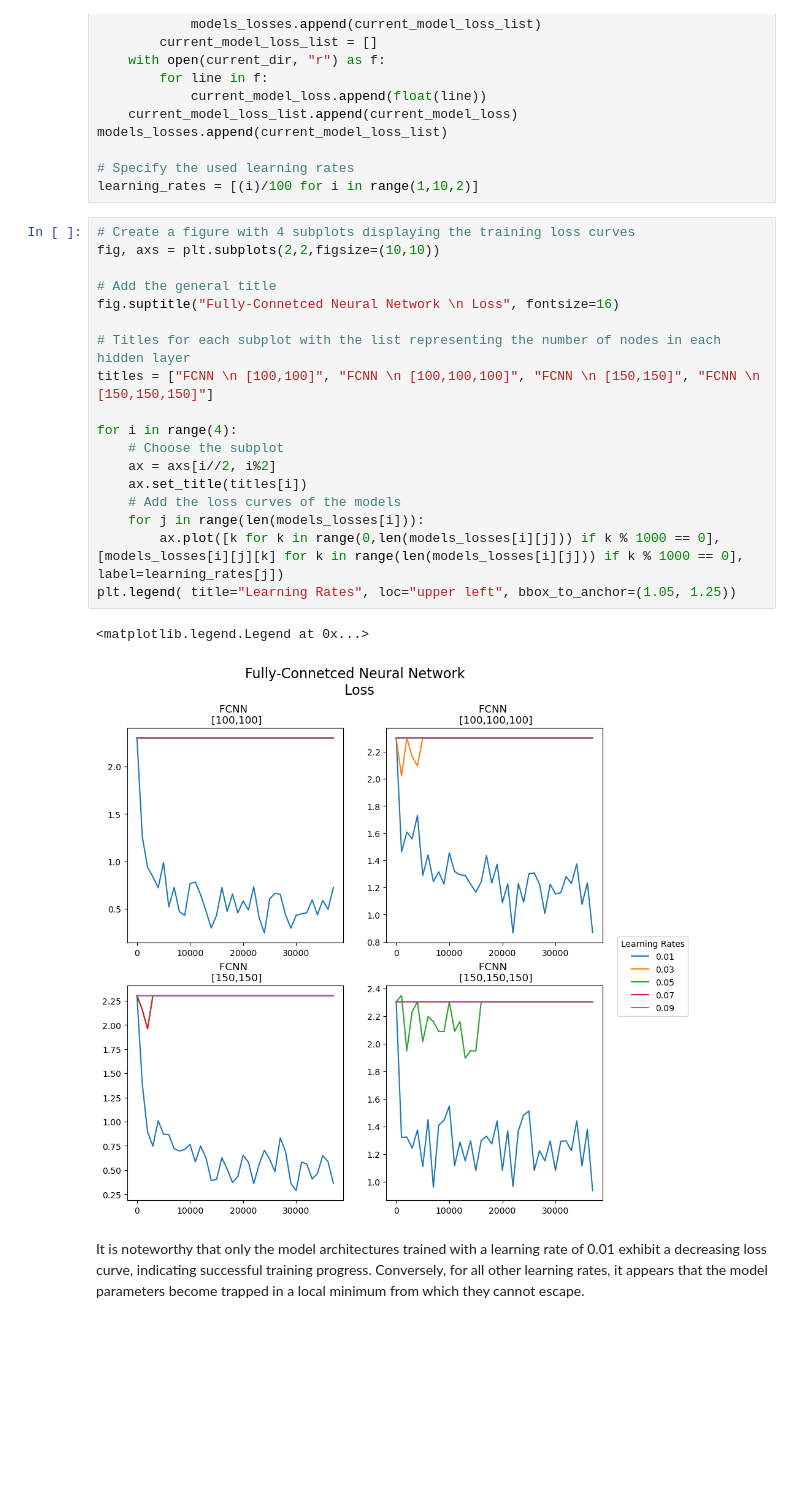
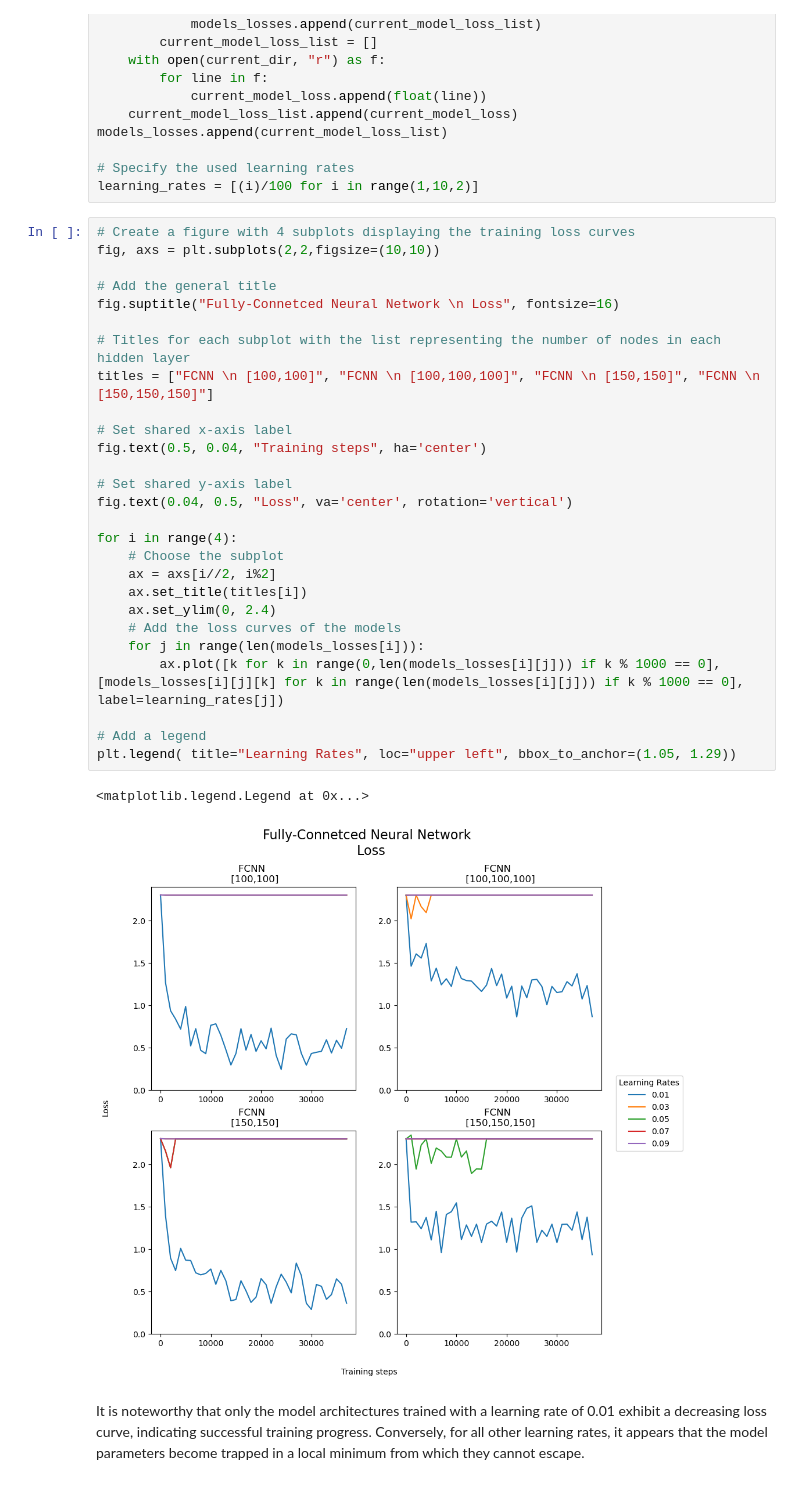
Before and after one commit to AXSTR8/Introduction-Neural-Networks, a Jupyter notebook: Introduction.ipynb, the cells around one changed output. Cells and saved outputs as stored; diff of their text form; blank space fills up the shorter version.

```diff
--- a/Introduction.ipynb
+++ b/Introduction.ipynb
@@ -100,24 +100,33 @@ learning_rates = [(i)/100 for i in range(1,10,2)]
 # %%
 # Create a figure with 4 subplots displaying the training loss curves
 fig, axs = plt.subplots(2,2,figsize=(10,10))
 
 # Add the general title
 fig.suptitle("Fully-Connetced Neural Network \n Loss", fontsize=16)
 
 # Titles for each subplot with the list representing the number of nodes in each hidden layer
 titles = ["FCNN \n [100,100]", "FCNN \n [100,100,100]", "FCNN \n [150,150]", "FCNN \n [150,150,150]"]
 
+# Set shared x-axis label
+fig.text(0.5, 0.04, "Training steps", ha='center')
+
+# Set shared y-axis label
+fig.text(0.04, 0.5, "Loss", va='center', rotation='vertical')
+
 for i in range(4):
     # Choose the subplot
     ax = axs[i//2, i%2]
     ax.set_title(titles[i])
+    ax.set_ylim(0, 2.4)
     # Add the loss curves of the models
     for j in range(len(models_losses[i])):
         ax.plot([k for k in range(0,len(models_losses[i][j])) if k % 1000 == 0], [models_losses[i][j][k] for k in range(len(models_losses[i][j])) if k % 1000 == 0],  label=learning_rates[j])
-plt.legend( title="Learning Rates", loc="upper left", bbox_to_anchor=(1.05, 1.25))
+
+# Add a legend
+plt.legend( title="Learning Rates", loc="upper left", bbox_to_anchor=(1.05, 1.29))
 # %% [output]
 <matplotlib.legend.Legend at 0x...>
-[figure, old version]
+[figure, new version]
 # %% [markdown]
 It is noteworthy that only the model architectures trained with a learning rate of 0.01 exhibit a decreasing loss curve, indicating successful training progress. Conversely, for all other learning rates, it appears that the model parameters become trapped in a local minimum from which they cannot escape.
 # %% [markdown]
```
Also changed, not shown: parts of 26 cells of this notebook.
